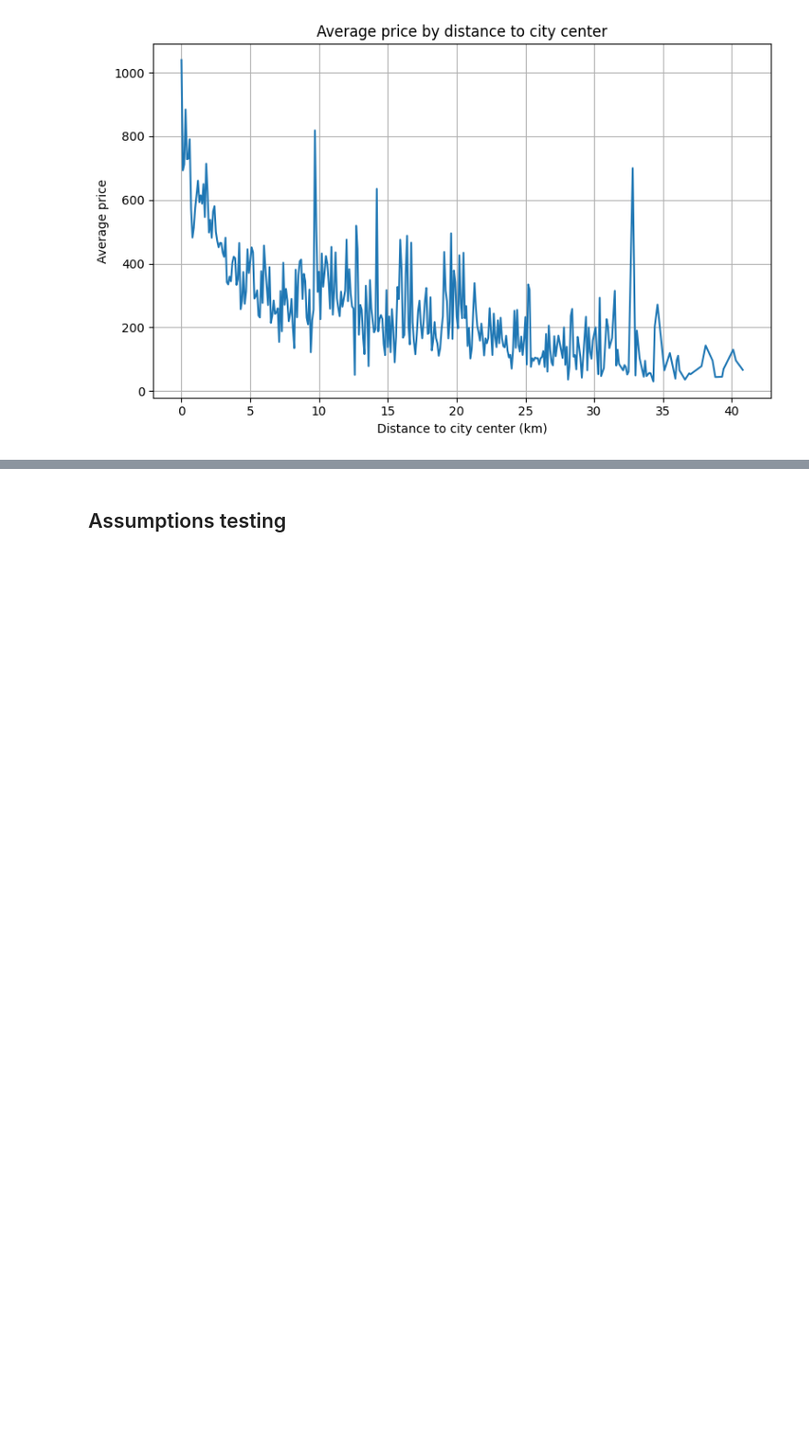
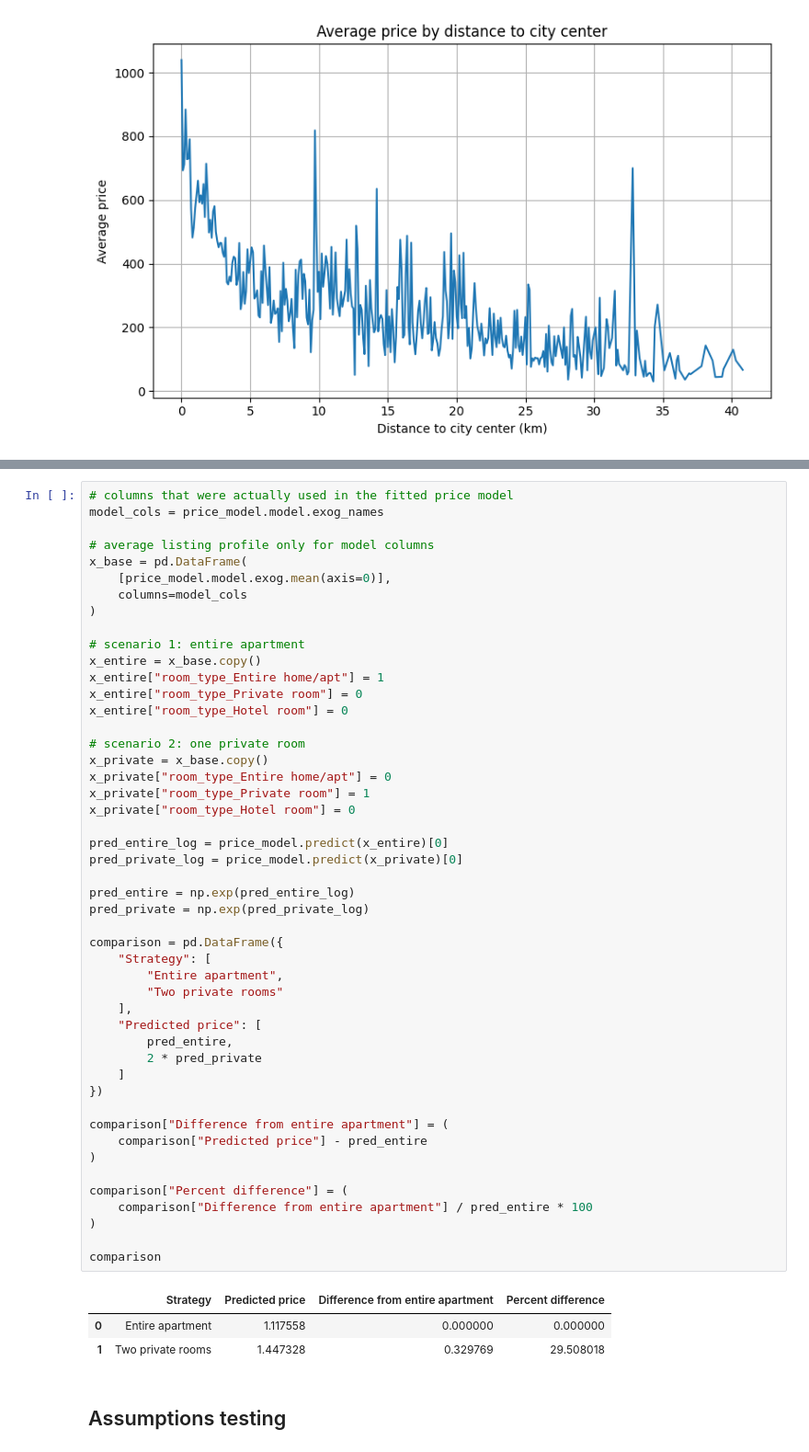
Before and after one commit to anna-kryvulia/Econometrics_project_Airbnb, a Jupyter notebook: price_model.ipynb, the cells around one changed output, grey strips where cells are left out. Shown at 92% size. Drawn from its saved outputs; the diff is of its cells as text; blank space fills up the shorter version.

Commit message:
strategy renting out hyphoteses

```diff
--- a/price_model.ipynb
+++ b/price_model.ipynb
@@ -356,3 +370,55 @@ plt.show()
+# %%
+# columns that were actually used in the fitted price model
+model_cols = price_model.model.exog_names
+
+# average listing profile only for model columns
+x_base = pd.DataFrame(
+    [price_model.model.exog.mean(axis=0)],
+    columns=model_cols
+)
+
+# scenario 1: entire apartment
+x_entire = x_base.copy()
+x_entire["room_type_Entire home/apt"] = 1
+x_entire["room_type_Private room"] = 0
+x_entire["room_type_Hotel room"] = 0
+
+# scenario 2: one private room
+x_private = x_base.copy()
+x_private["room_type_Entire home/apt"] = 0
+x_private["room_type_Private room"] = 1
+x_private["room_type_Hotel room"] = 0
+
+pred_entire_log = price_model.predict(x_entire)[0]
+pred_private_log = price_model.predict(x_private)[0]
+
+pred_entire = np.exp(pred_entire_log)
+pred_private = np.exp(pred_private_log)
+
+comparison = pd.DataFrame({
+    "Strategy": [
+        "Entire apartment",
+        "Two private rooms"
+    ],
+    "Predicted price": [
+        pred_entire,
+        2 * pred_private
+    ]
+})
+
+comparison["Difference from entire apartment"] = (
+    comparison["Predicted price"] - pred_entire
+)
+
+comparison["Percent difference"] = (
+    comparison["Difference from entire apartment"] / pred_entire * 100
+)
+
+comparison
+# %% [output]
+|  | Strategy | Predicted price | Difference from entire apartment | Percent difference |
+| 0 | Entire apartment | 1.117558 | 0.000000 | 0.000000 |
+| 1 | Two private rooms | 1.447328 | 0.329769 | 29.508018 |
 # %% [markdown]
 ## Assumptions testing
 # %% [markdown]
```
Also changed, not shown: parts of 6 cells of this notebook.
